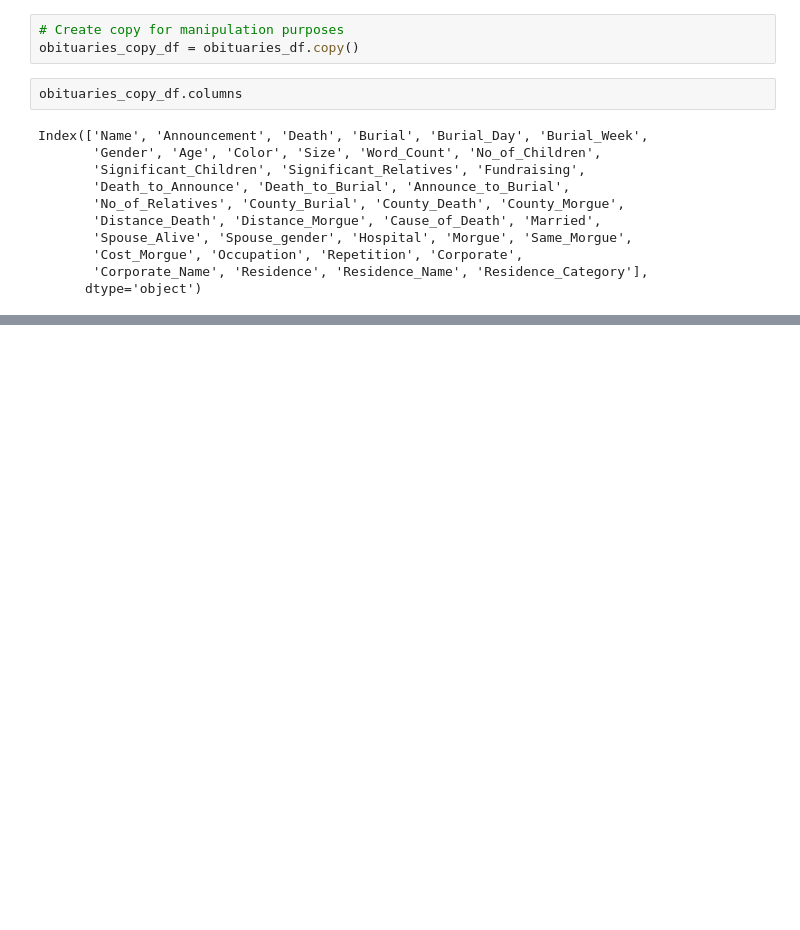
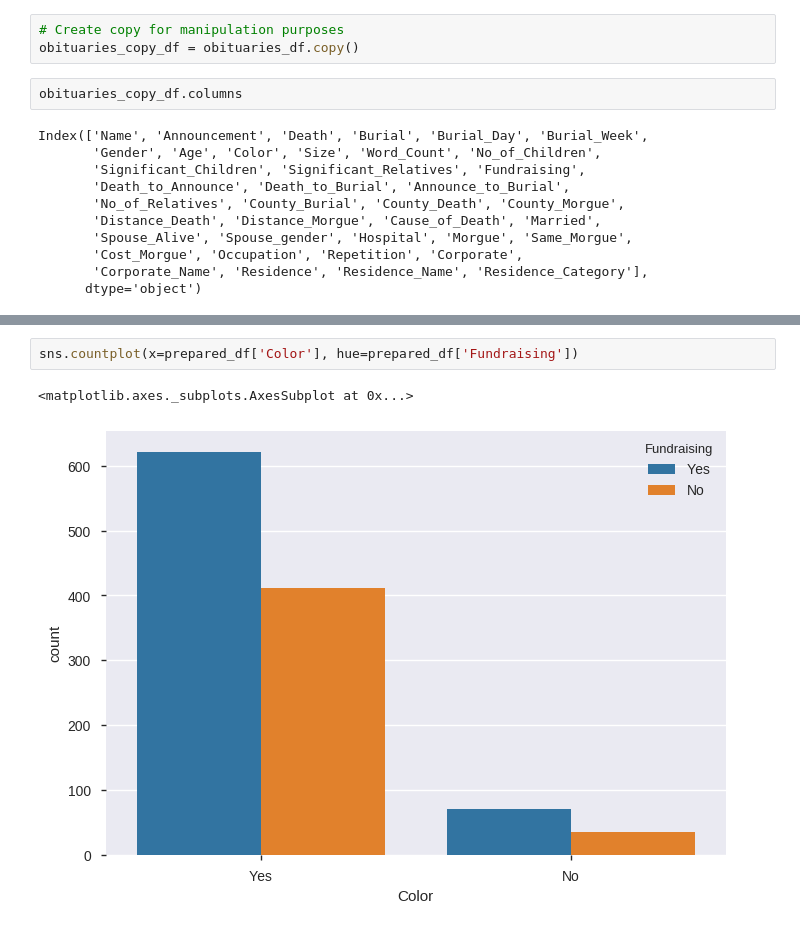
Before and after one commit to M-Waweru/ObituariesData, a Jupyter notebook: Obituaries.ipynb, the cells around one changed output, grey strips where cells are left out. Drawn from its saved outputs; the diff is of its cells as text; blank space fills up the shorter version.

```diff
--- a/Obituaries.ipynb
+++ b/Obituaries.ipynb
@@ -233,0 +322,5 @@ memory usage: 282.5+ KB
+# %%
+sns.countplot(x=prepared_df['Color'], hue=prepared_df['Fundraising'])
+# %% [output]
+<matplotlib.axes._subplots.AxesSubplot at 0x...>
+[figure, added]
```
Also changed, not shown: parts of 54 cells of this notebook.
